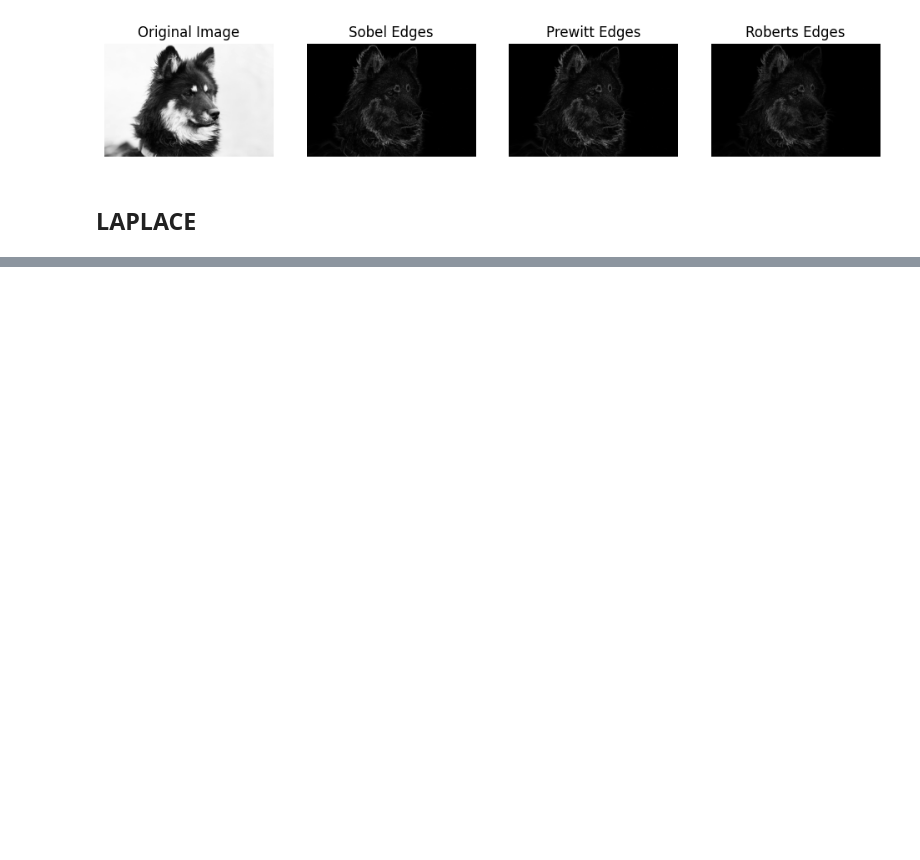
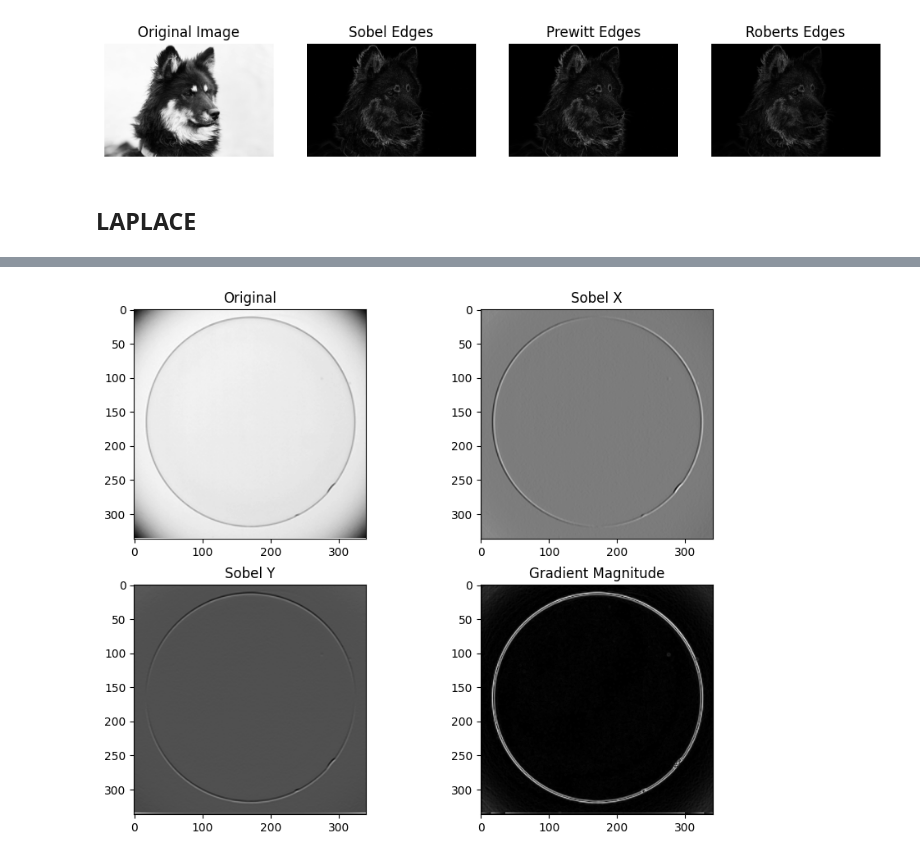
Before and after one commit to Sourodip20kar/Digital-Image-Processing, a Jupyter notebook: Sharpening_Spatial_Filters.ipynb, the cells around one changed output, grey strips where cells are left out. Cells and saved outputs as stored; diff of their text form; code cells hidden in the pictures; blank space fills up the shorter version.

```diff
--- a/Sharpening_Spatial_Filters.ipynb
+++ b/Sharpening_Spatial_Filters.ipynb
@@ -56,0 +106,22 @@ plt.show()
+# %%
+import cv2
+import numpy as np
+from matplotlib import pyplot as plt
+
+image = cv2.imread('/content/drive/MyDrive/Digital-Image-Processing/img9_optical_lens_defect.png', cv2.IMREAD_GRAYSCALE)
+sobel_x = cv2.Sobel(image, cv2.CV_64F, 1, 0, ksize=3)   #gradient in x-direction
+sobel_y = cv2.Sobel(image, cv2.CV_64F, 0, 1, ksize=3)   #gradient in y-direction
+
+gradient_magnitude = np.sqrt(sobel_x**2 + sobel_y**2)
+gradient_magnitude = np.uint8(gradient_magnitude)
+
+gradient_direction = np.arctan2(sobel_x, sobel_y)
+
+plt.figure(figsize=(10, 8))
+plt.subplot(221), plt.imshow(image, cmap='gray'), plt.title('Original')
+plt.subplot(222), plt.imshow(sobel_x, cmap='gray'), plt.title('Sobel X')
+plt.subplot(223), plt.imshow(sobel_y, cmap='gray'), plt.title('Sobel Y')
+plt.subplot(224), plt.imshow(gradient_magnitude, cmap='gray'), plt.title('Gradient Magnitude')
+plt.show()
+# %% [output]
+[figure, added]
```
Also changed, not shown: parts of 4 cells of this notebook, 10 other files.
